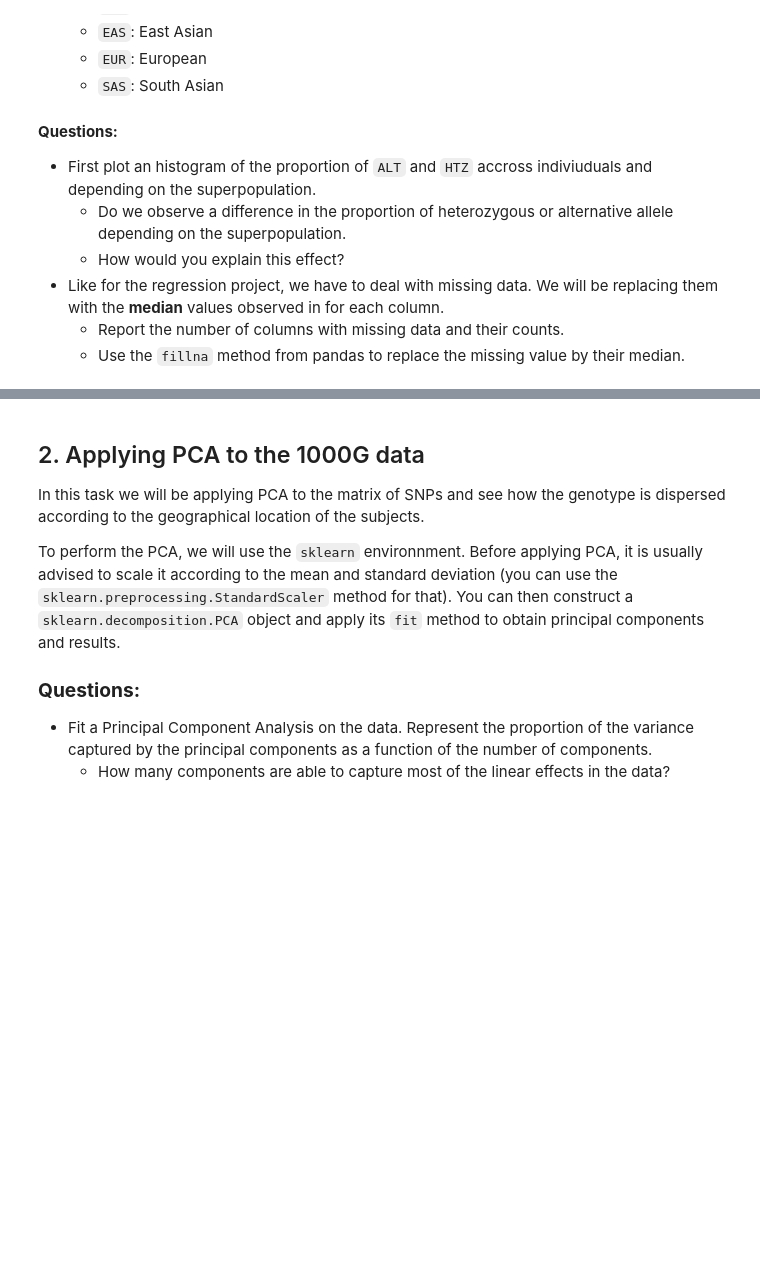
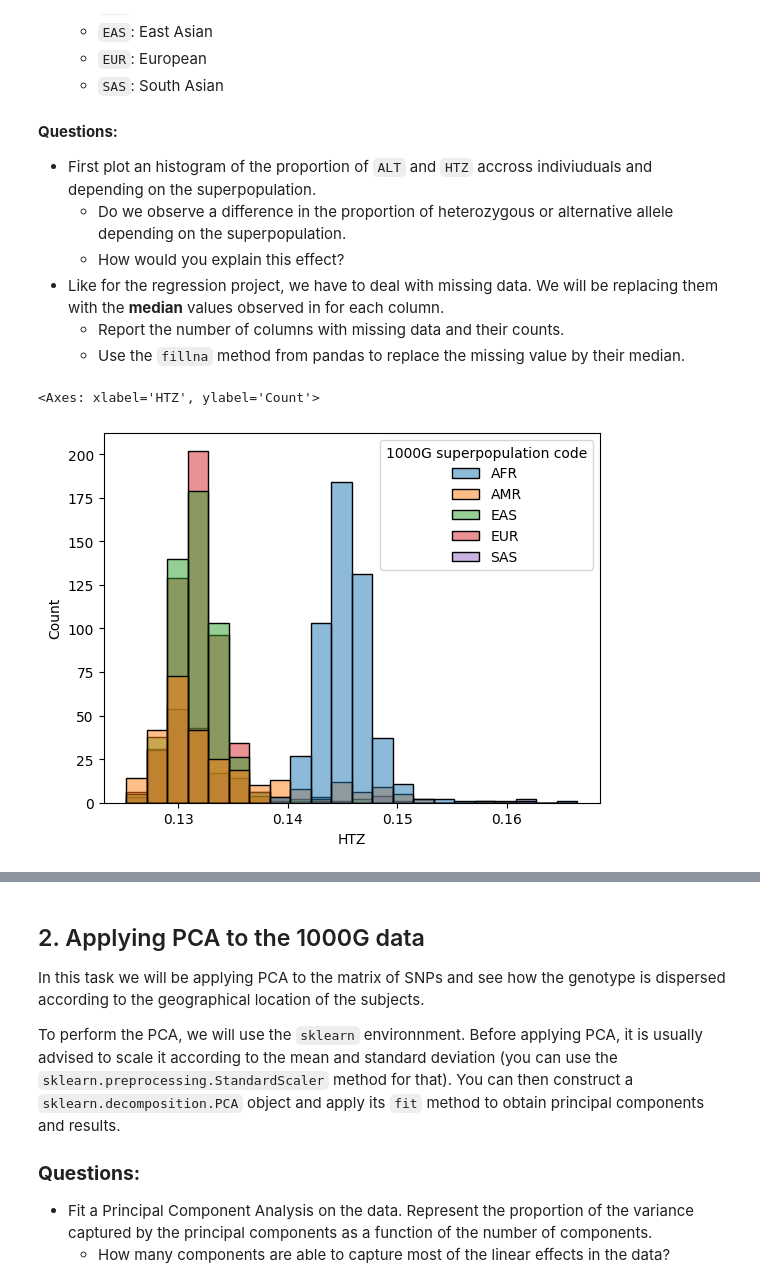
Before and after one commit to Jynns/AppliedPML_GroupA, a Jupyter notebook: assignement-LDA/LDA_project.ipynb, the cells around one changed output, grey strips where cells are left out. Saved outputs shown, nothing was run; the diff lists cells and outputs as text; code cells hidden in the pictures; blank space fills up the shorter version.

```diff
--- a/assignement-LDA/LDA_project.ipynb
+++ b/assignement-LDA/LDA_project.ipynb
@@ -90,11 +110,17 @@ The annotation consists in 4 columns:
 # %%
 
 ## Compute the proportion of alleles and impute the NAs
 
 ## You code here
+geno_prop = genotype_w_annotation
+# group by 1000G superpopulation code
+cols = [i for i in range(0, genotypes.shape[1]-1)]
 
-
+geno_prop['HTZ'] = (geno_prop[cols] == 2).mean(axis=1)
 ### Plotting can be done with the seaborn function
 
 sns.histplot(geno_prop, x= "HTZ",
              hue = '1000G superpopulation code')
+# %% [output]
+<Axes: xlabel='HTZ', ylabel='Count'>
+[figure, added]
```
Also changed, not shown: parts of 7 cells of this notebook, 2 other files.
